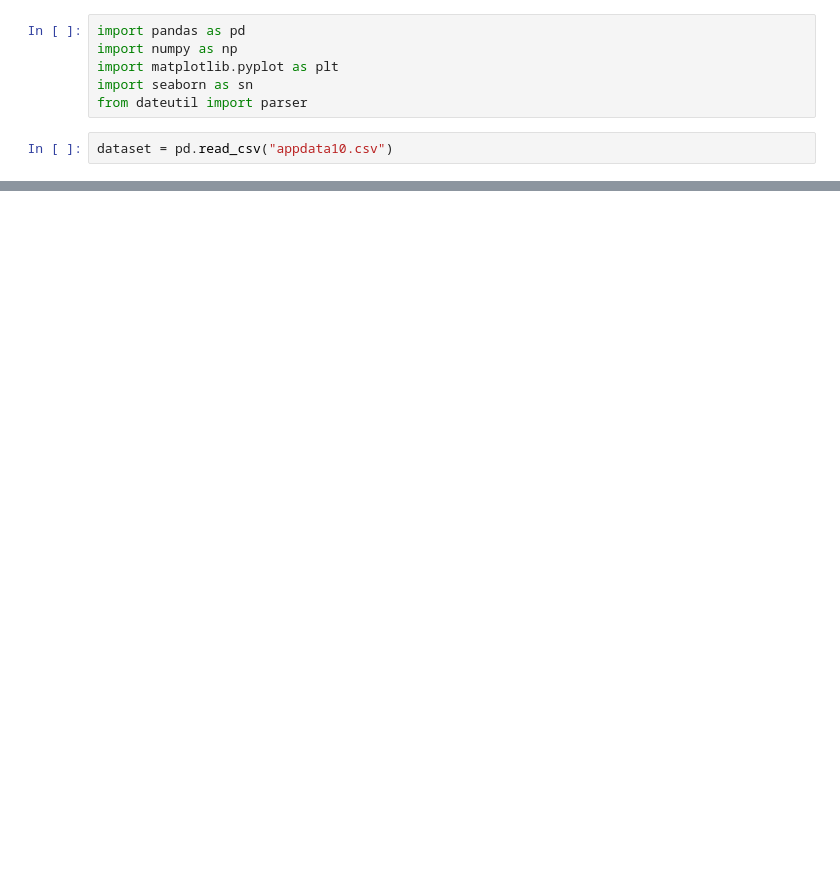
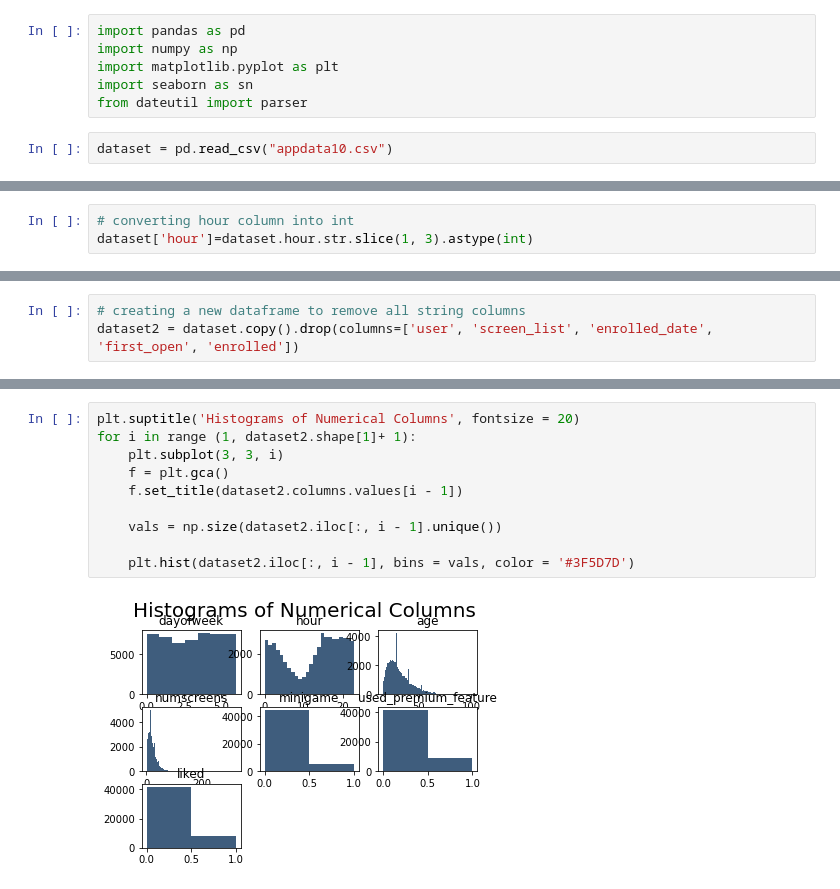
Before and after one commit to rigole/ml-projects, a Jupyter notebook: Redirecting-Customer/customer.ipynb, the cells around one changed output, grey strips where cells are left out. Cells and saved outputs as stored; diff of their text form; blank space fills up the shorter version.

Commit message:
plotting correction and data

```diff
--- a/Redirecting-Customer/customer.ipynb
+++ b/Redirecting-Customer/customer.ipynb
@@ -17,0 +34,3 @@ dataset.head()
+# %%
+# converting hour column into int
+dataset['hour']=dataset.hour.str.slice(1, 3).astype(int)
@@ -17,0 +50,3 @@ dataset.head()
+# %%
+# creating a new dataframe to remove all string columns
+dataset2 = dataset.copy().drop(columns=['user', 'screen_list', 'enrolled_date', 'first_open', 'enrolled'])
@@ -17,0 +62,12 @@ dataset.head()
+# %%
+plt.suptitle('Histograms of Numerical Columns', fontsize = 20)
+for i in range (1, dataset2.shape[1]+ 1):
+    plt.subplot(3, 3, i)
+    f = plt.gca()
+    f.set_title(dataset2.columns.values[i - 1])
+
+    vals = np.size(dataset2.iloc[:, i - 1].unique())
+
+    plt.hist(dataset2.iloc[:, i - 1], bins = vals, color = '#3F5D7D')
+# %% [output]
+[figure, added]
```
Also changed, not shown: parts of 6 cells of this notebook.
